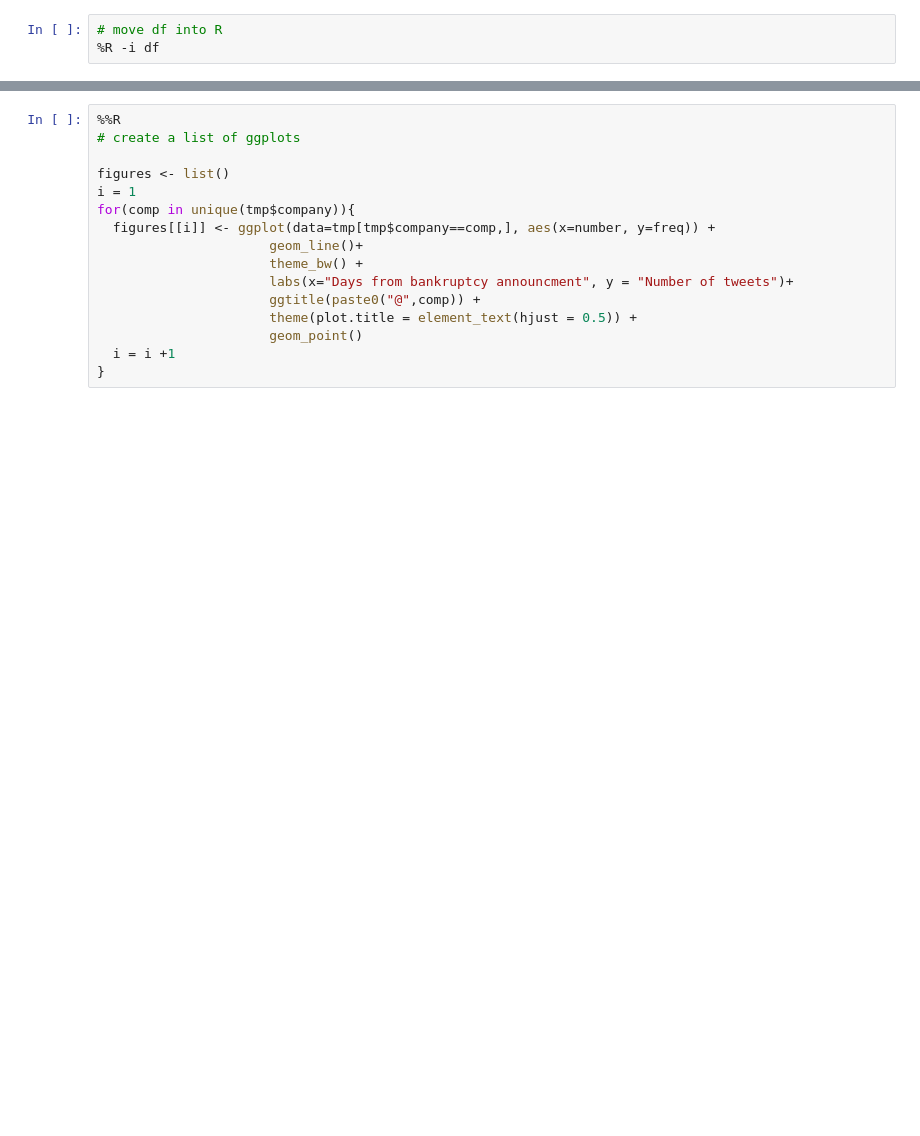
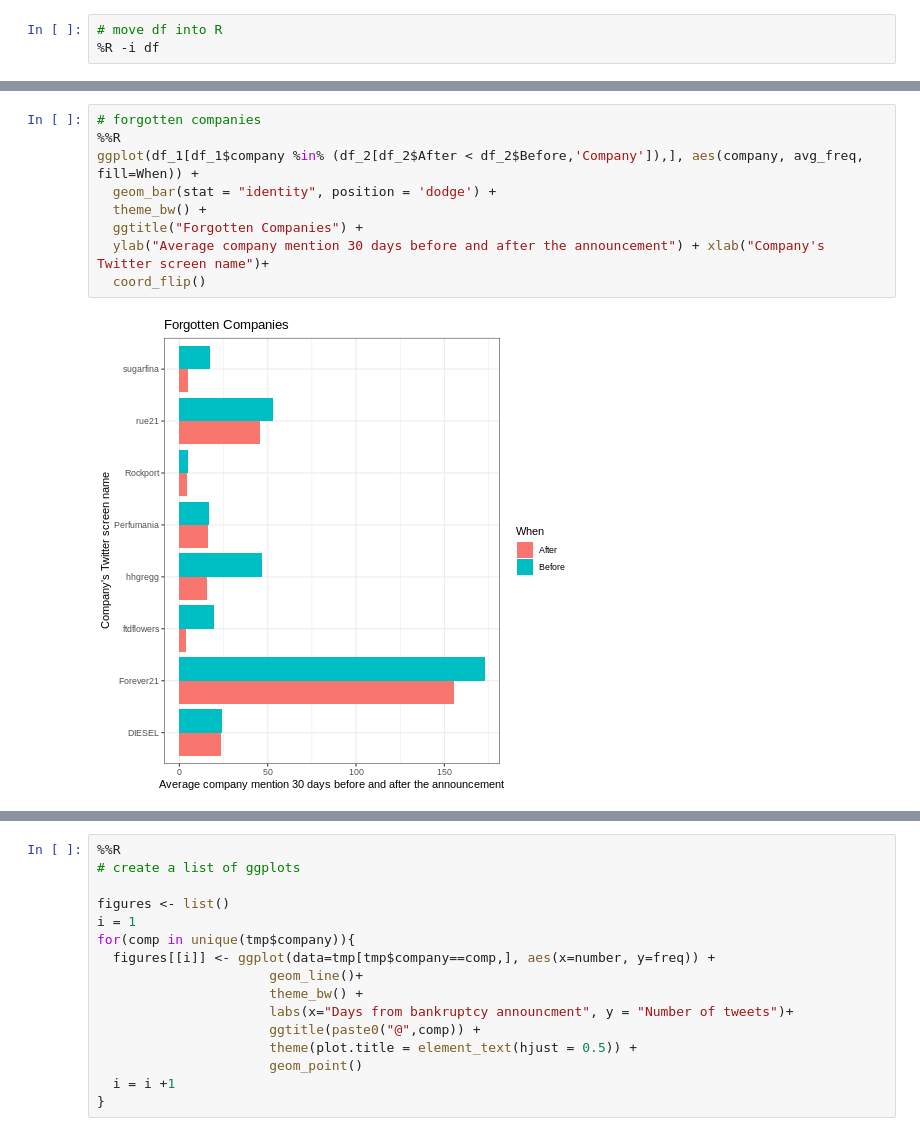
Before and after one commit to bartala/Bankruptcy, a Jupyter notebook: R_PY_before_covid_data.ipynb, the cells around one changed output, grey strips where cells are left out. Saved outputs shown, nothing was run; the diff lists cells and outputs as text; blank space fills up the shorter version.

```diff
--- a/R_PY_before_covid_data.ipynb
+++ b/R_PY_before_covid_data.ipynb
@@ -212,3 +278,14 @@ tmp <-tmp[tmp$company != 'KikoMilanoUSA',]
+# %%
+# forgotten companies
+%%R
+ggplot(df_1[df_1$company %in% (df_2[df_2$After < df_2$Before,'Company']),], aes(company, avg_freq, fill=When)) +
+  geom_bar(stat = "identity", position = 'dodge') +
+  theme_bw() +
+  ggtitle("Forgotten Companies") +
+  ylab("Average company mention 30 days before and after the announcement") + xlab("Company's Twitter screen name")+
+  coord_flip()
+# %% [output]
+[figure, added]
 # %%
 %R tmp
 # %% [output]
```
Also changed, not shown: parts of 42 cells of this notebook.
